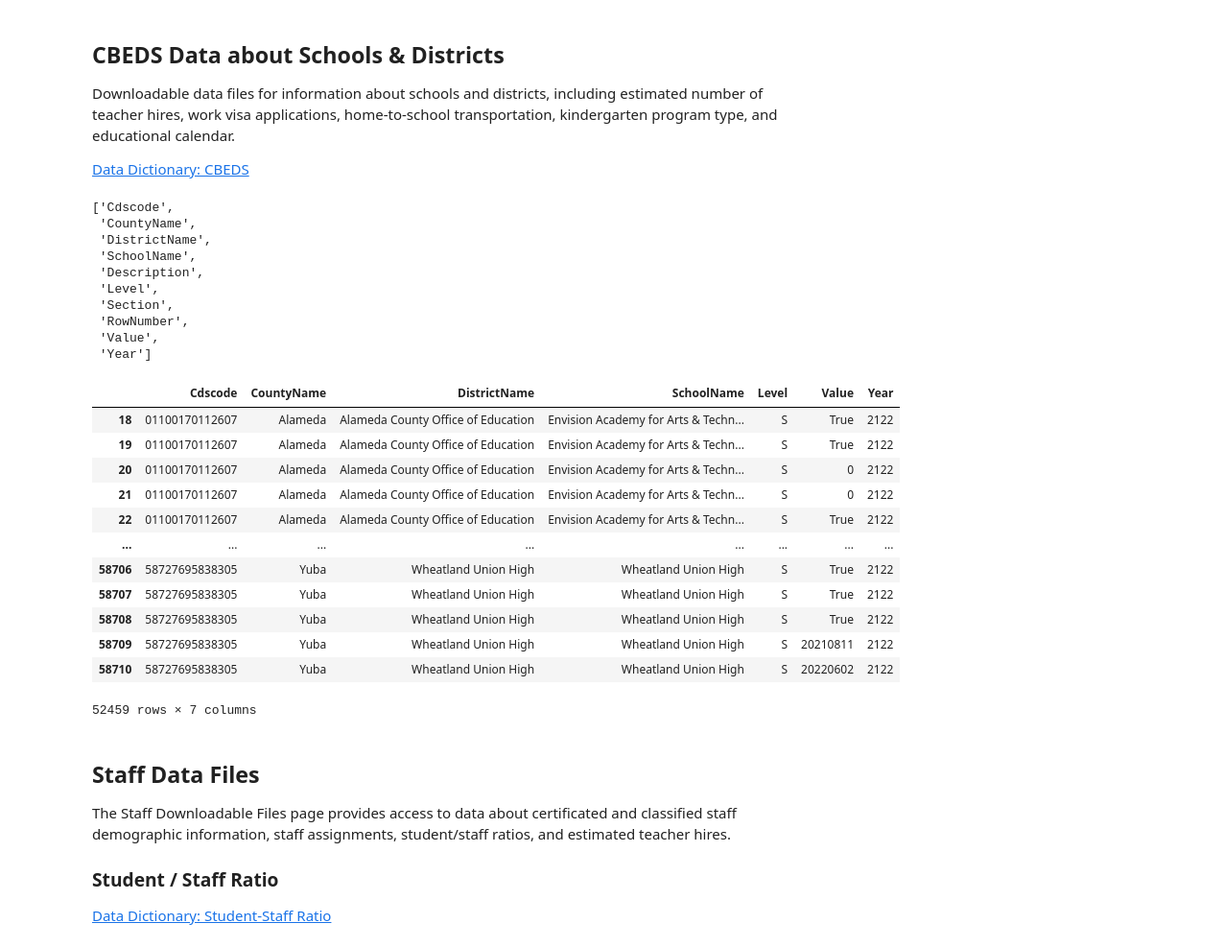
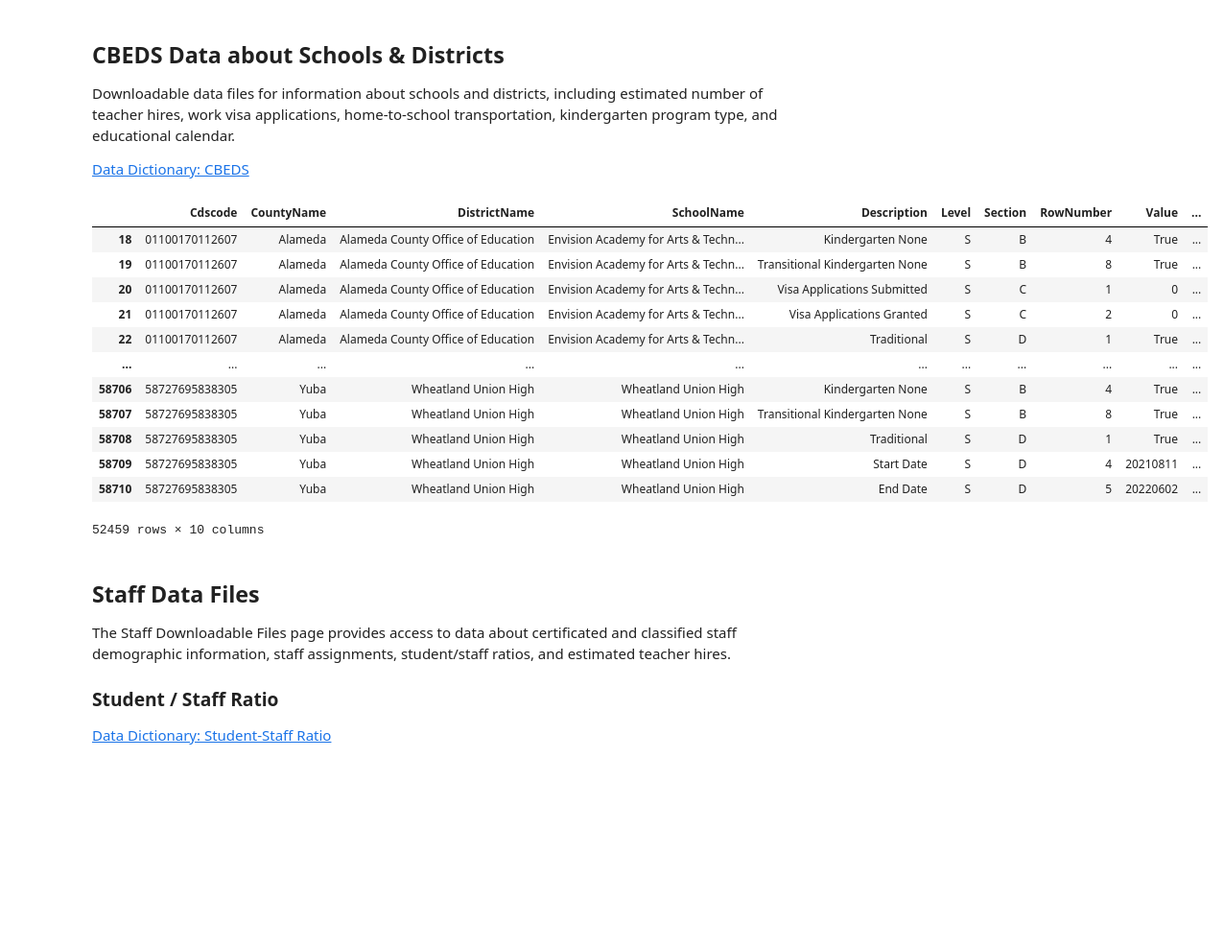
Before and after one commit to junclemente/ads599-capstone_project, a Jupyter notebook: library/00_data_collection.ipynb, the cells around one changed output. Shown at 96% size. Saved outputs shown, nothing was run; the diff lists cells and outputs as text; code cells hidden in the pictures; blank space fills up the shorter version.

Commit message:
refactor: removed column selection code for this notebook

```diff
--- a/library/00_data_collection.ipynb
+++ b/library/00_data_collection.ipynb
@@ -519,51 +365,25 @@ Downloadable data files for information about schools and districts, including e
 # %%
 df_raw = load_cde_txt(cde / "cbedsora21b.txt")
 
 df_cbeds = df_raw[df_raw["Level"].str.strip() == "S"]
 
 df_cbeds.to_pickle(raw_pickle / "raw_cbeds.pkl")
 
-df_cbeds.columns.to_list()
+df_cbeds
 # %% [output]
+|  | Cdscode | CountyName | DistrictName | SchoolName | Description | Level | Section | RowNumber | Value | ... |
+| 18 | 01100170112607 | Alameda | Alameda County Office of Education | Envision Academy for Arts & Techn... | Kindergarten None | S | B | 4 | True | ... |
+| 19 | 01100170112607 | Alameda | Alameda County Office of Education | Envision Academy for Arts & Techn... | Transitional Kindergarten None | S | B | 8 | True | ... |
+| 20 | 01100170112607 | Alameda | Alameda County Office of Education | Envision Academy for Arts & Techn... | Visa Applications Submitted | S | C | 1 | 0 | ... |
+| 21 | 01100170112607 | Alameda | Alameda County Office of Education | Envision Academy for Arts & Techn... | Visa Applications Granted | S | C | 2 | 0 | ... |
+| 22 | 01100170112607 | Alameda | Alameda County Office of Education | Envision Academy for Arts & Techn... | Traditional | S | D | 1 | True | ... |
+| ... | ... | ... | ... | ... | ... | ... | ... | ... | ... | ... |
+| 58706 | 58727695838305 | Yuba | Wheatland Union High | Wheatland Union High | Kindergarten None | S | B | 4 | True | ... |
+| 58707 | 58727695838305 | Yuba | Wheatland Union High | Wheatland Union High | Transitional Kindergarten None | S | B | 8 | True | ... |
+| 58708 | 58727695838305 | Yuba | Wheatland Union High | Wheatland Union High | Traditional | S | D | 1 | True | ... |
+| 58709 | 58727695838305 | Yuba | Wheatland Union High | Wheatland Union High | Start Date | S | D | 4 | 20210811 | ... |
+| 58710 | 58727695838305 | Yuba | Wheatland Union High | Wheatland Union High | End Date | S | D | 5 | 20220602 | ... |
-['Cdscode',
- 'CountyName',
- 'DistrictName',
- 'SchoolName',
- 'Description',
- 'Level',
- 'Section',
- 'RowNumber',
- 'Value',
- 'Year']
+52459 rows × 10 columns
-# %%
-col_cbeds = [
-    "Cdscode",
-    "CountyName",
-    "DistrictName",
-    "SchoolName",
-    #  'Description',
-    "Level",
-    #  'Section',
-    #  'RowNumber',
-    "Value",
-    "Year",
-]
-
-df_cbeds[col_cbeds]
-# %% [output]
-|  | Cdscode | CountyName | DistrictName | SchoolName | Level | Value | Year |
-| 18 | 01100170112607 | Alameda | Alameda County Office of Education | Envision Academy for Arts & Techn... | S | True | 2122 |
-| 19 | 01100170112607 | Alameda | Alameda County Office of Education | Envision Academy for Arts & Techn... | S | True | 2122 |
-| 20 | 01100170112607 | Alameda | Alameda County Office of Education | Envision Academy for Arts & Techn... | S | 0 | 2122 |
-| 21 | 01100170112607 | Alameda | Alameda County Office of Education | Envision Academy for Arts & Techn... | S | 0 | 2122 |
-| 22 | 01100170112607 | Alameda | Alameda County Office of Education | Envision Academy for Arts & Techn... | S | True | 2122 |
-| ... | ... | ... | ... | ... | ... | ... | ... |
-| 58706 | 58727695838305 | Yuba | Wheatland Union High | Wheatland Union High | S | True | 2122 |
-| 58707 | 58727695838305 | Yuba | Wheatland Union High | Wheatland Union High | S | True | 2122 |
-| 58708 | 58727695838305 | Yuba | Wheatland Union High | Wheatland Union High | S | True | 2122 |
-| 58709 | 58727695838305 | Yuba | Wheatland Union High | Wheatland Union High | S | 20210811 | 2122 |
-| 58710 | 58727695838305 | Yuba | Wheatland Union High | Wheatland Union High | S | 20220602 | 2122 |
-52459 rows × 7 columns
 # %% [markdown]
 ## Staff Data Files
 
```
Also changed, not shown: parts of 18 cells of this notebook, 1 other file.
